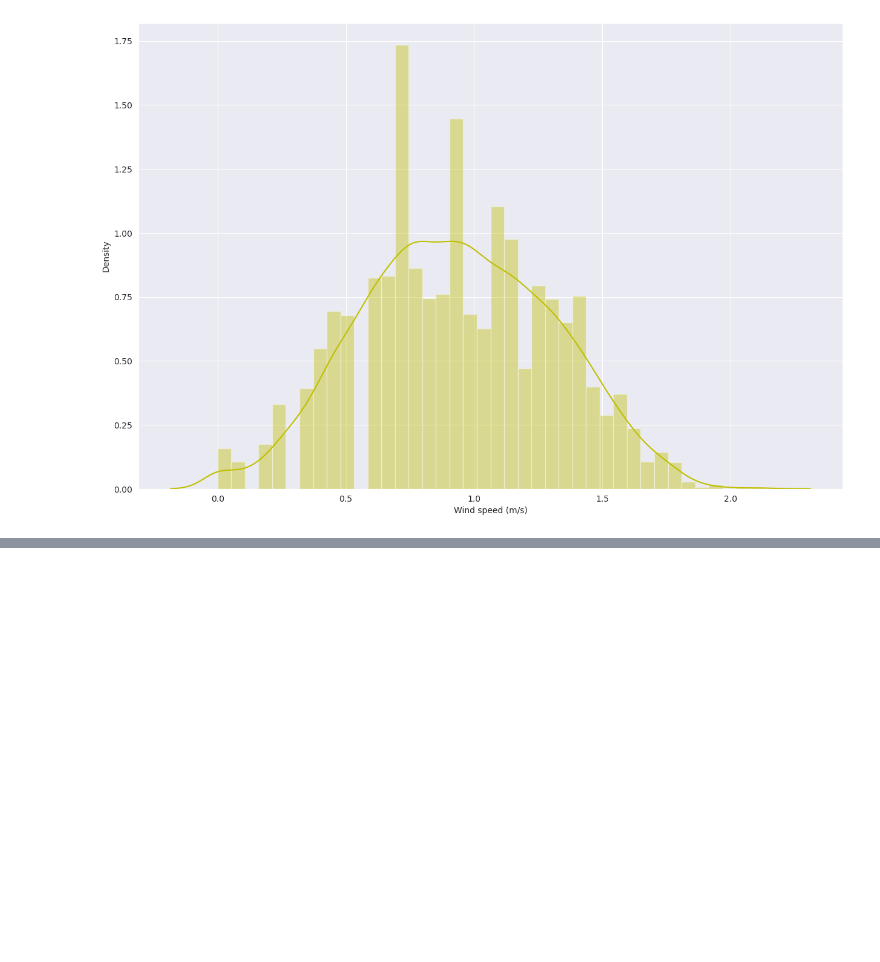
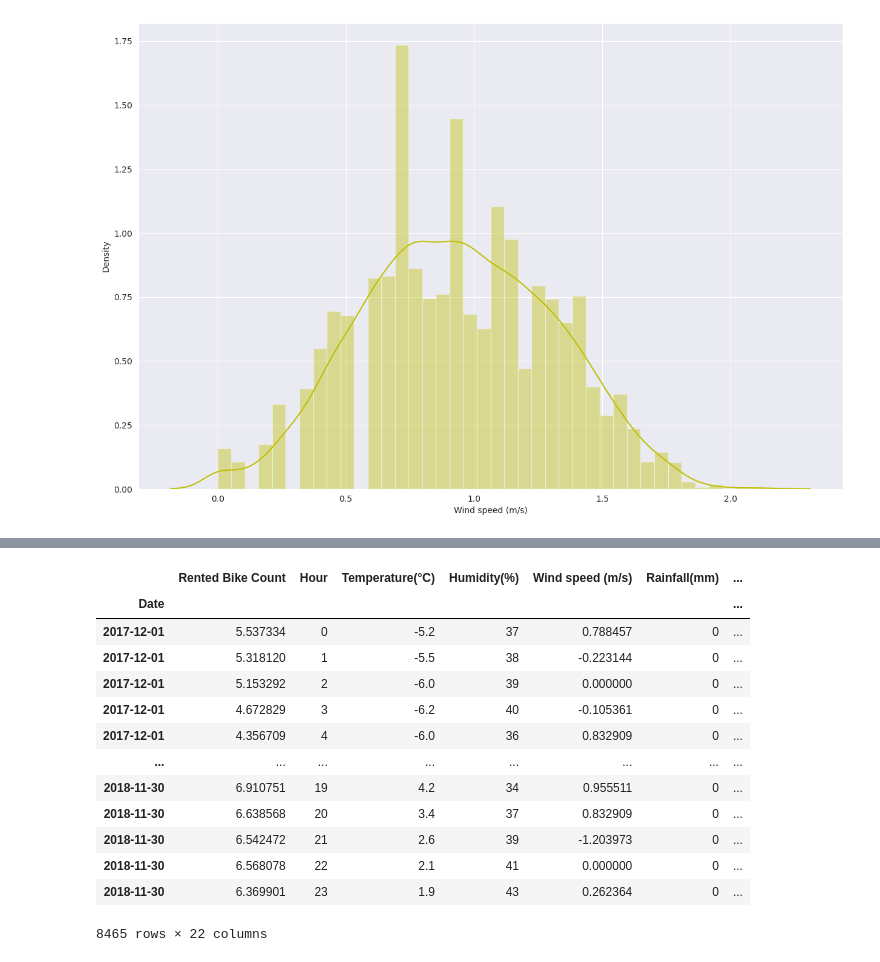
Before and after one commit to surya81/myproject, a Jupyter notebook: Bike_Sharing_Demand_Prediction.ipynb, the cells around one changed output, grey strips where cells are left out. Cells and saved outputs as stored; diff of their text form; code cells hidden in the pictures; blank space fills up the shorter version.

```diff
--- a/Bike_Sharing_Demand_Prediction.ipynb
+++ b/Bike_Sharing_Demand_Prediction.ipynb
@@ -654,0 +669,25 @@ Name: Snowfall (cm), dtype: int64
+# %%
+dataset.drop('time_of_day',axis=1,inplace = True  )
+# %%
+tempreture_dummies=pd.get_dummies(dataset["tempreture_of_day"],prefix='tempreture')
+# %%
+dataset= pd.concat([dataset, tempreture_dummies], axis=1)
+# %%
+dataset.drop('tempreture_of_day',axis=1,inplace = True  )
+# %%
+dataset
+# %% [output]
+|  | Rented Bike Count | Hour | Temperature(°C) | Humidity(%) | Wind speed (m/s) | Rainfall(mm) | ... |
+| Date |  |  |  |  |  |  | ... |
+| 2017-12-01 | 5.537334 | 0 | -5.2 | 37 | 0.788457 | 0 | ... |
+| 2017-12-01 | 5.318120 | 1 | -5.5 | 38 | -0.223144 | 0 | ... |
+| 2017-12-01 | 5.153292 | 2 | -6.0 | 39 | 0.000000 | 0 | ... |
+| 2017-12-01 | 4.672829 | 3 | -6.2 | 40 | -0.105361 | 0 | ... |
+| 2017-12-01 | 4.356709 | 4 | -6.0 | 36 | 0.832909 | 0 | ... |
+| ... | ... | ... | ... | ... | ... | ... | ... |
+| 2018-11-30 | 6.910751 | 19 | 4.2 | 34 | 0.955511 | 0 | ... |
+| 2018-11-30 | 6.638568 | 20 | 3.4 | 37 | 0.832909 | 0 | ... |
+| 2018-11-30 | 6.542472 | 21 | 2.6 | 39 | -1.203973 | 0 | ... |
+| 2018-11-30 | 6.568078 | 22 | 2.1 | 41 | 0.000000 | 0 | ... |
+| 2018-11-30 | 6.369901 | 23 | 1.9 | 43 | 0.262364 | 0 | ... |
+8465 rows × 22 columns
```
Also changed, not shown: parts of 17 cells of this notebook.
